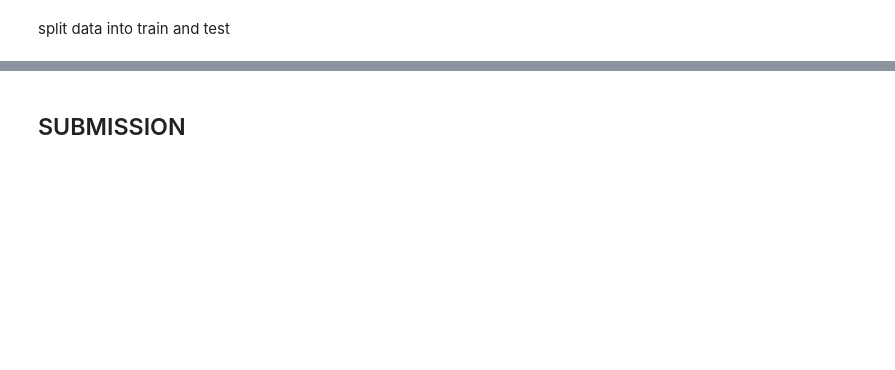
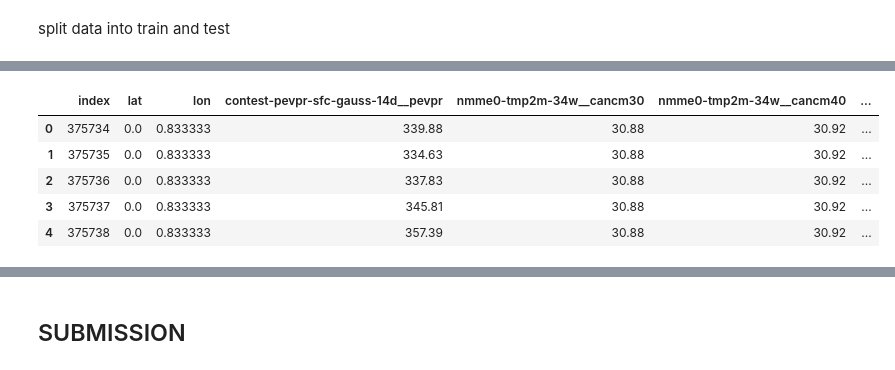
Before and after one commit to kigenchesire/hackaton2023, a Jupyter notebook: widshackaton.ipynb, the cells around one changed output, grey strips where cells are left out. Saved outputs shown, nothing was run; the diff lists cells and outputs as text; code cells hidden in the pictures; blank space fills up the shorter version.

```diff
--- a/widshackaton.ipynb
+++ b/widshackaton.ipynb
@@ -95,6 +113,6 @@ shrink the size to reduce memory usage
 # %%
 #reduce the size of the memory usage by the training set
 from fastai.tabular.core import df_shrink
-all_data= df_shrink(train)
+all_data= df_shrink(all_data)
 print(all_data.memory_usage().sum()/2**20)
 # %% [output]
@@ -192,2 +293,4 @@ memory usage: 358.3 MB
+# %%
+all_data = all_data.dropna()
 # %% [markdown]
 MODEL BUILDING
@@ -230,3 +392,12 @@ ss.head()
+# %%
+test_cleaned.head(5)
+# %% [output]
+|  | index | lat | lon | contest-pevpr-sfc-gauss-14d__pevpr | nmme0-tmp2m-34w__cancm30 | nmme0-tmp2m-34w__cancm40 | ... |
+| 0 | 375734 | 0.0 | 0.833333 | 339.88 | 30.88 | 30.92 | ... |
+| 1 | 375735 | 0.0 | 0.833333 | 334.63 | 30.88 | 30.92 | ... |
+| 2 | 375736 | 0.0 | 0.833333 | 337.83 | 30.88 | 30.92 | ... |
+| 3 | 375737 | 0.0 | 0.833333 | 345.81 | 30.88 | 30.92 | ... |
+| 4 | 375738 | 0.0 | 0.833333 | 357.39 | 30.88 | 30.92 | ... |
 # %%
 preds = model.predict(test_cleaned)
 preds = pd.DataFrame(preds, columns=['contest-tmp2m-14d__tmp2m'])
```
Also changed, not shown: parts of 29 cells of this notebook.
